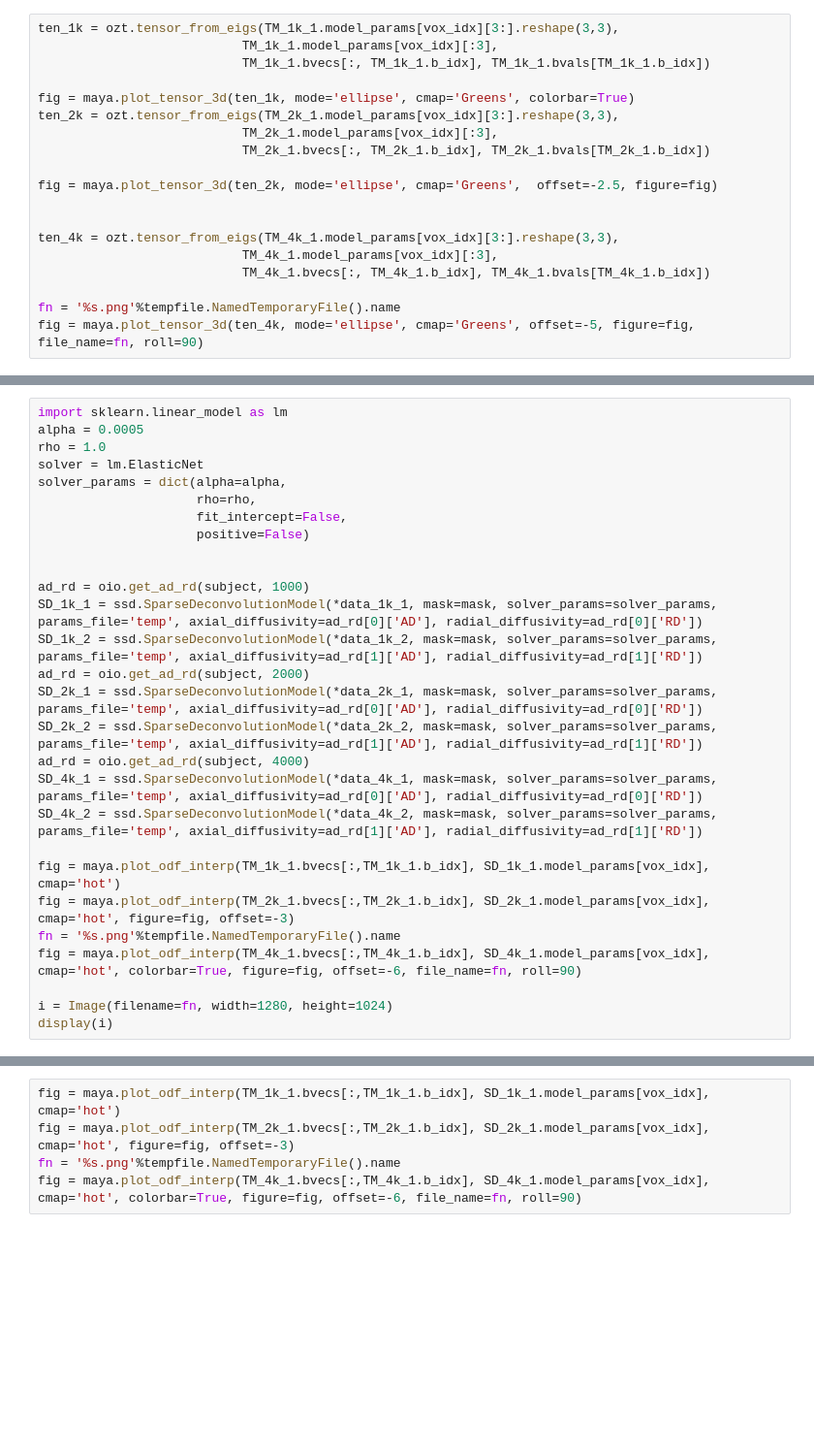
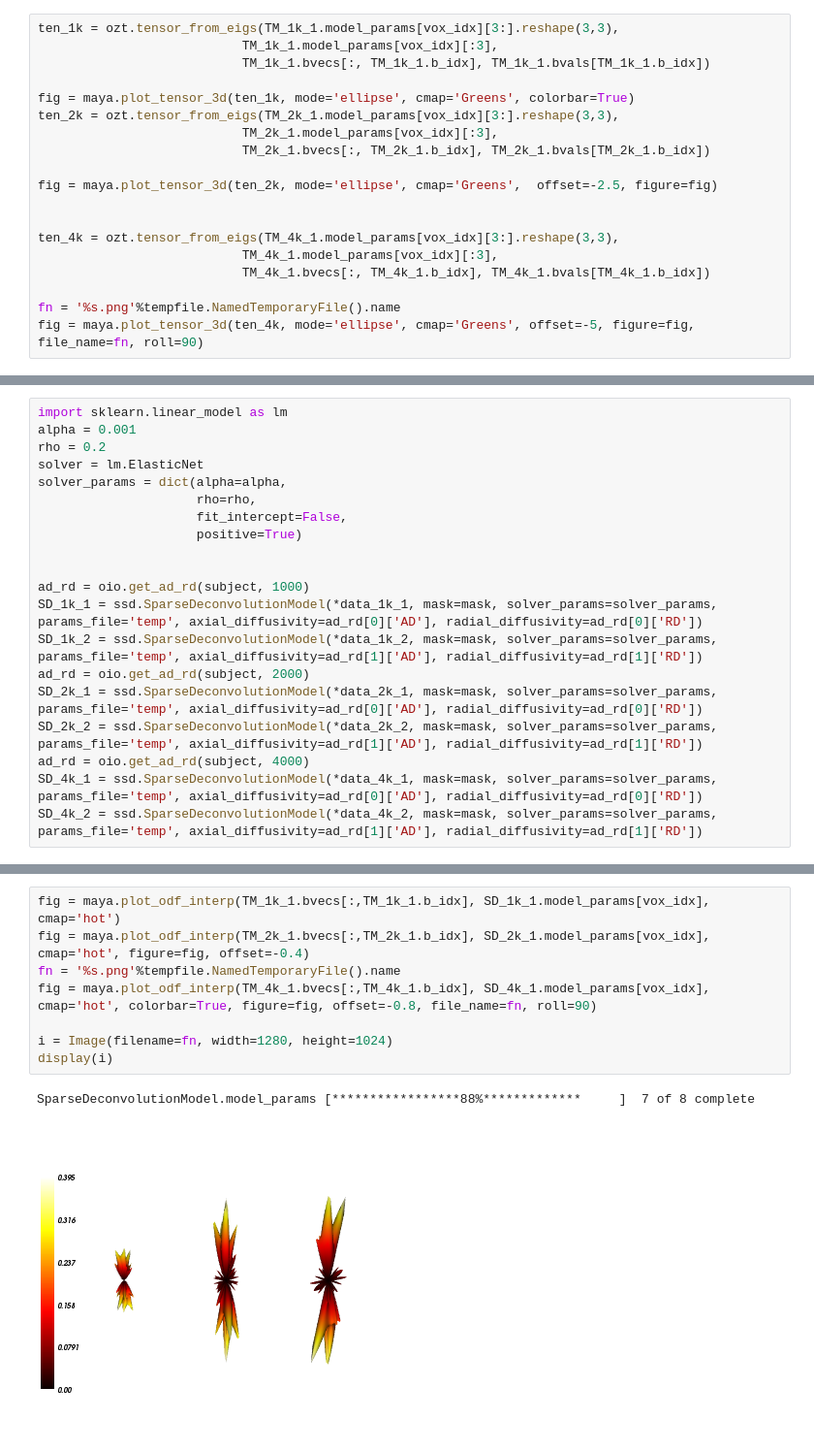
Before and after one commit to arokem/osmosis, a Jupyter notebook: doc/paper_figures/Figure1.ipynb, the cells around one changed output, grey strips where cells are left out. Shown at 97% size. Drawn from its saved outputs; the diff is of its cells as text; blank space fills up the shorter version.

```diff
--- a/doc/paper_figures/Figure1.ipynb
+++ b/doc/paper_figures/Figure1.ipynb
@@ -177,12 +261,12 @@ display(i)
 # %%
 import sklearn.linear_model as lm
-alpha = 0.0005
-rho = 1.0
+alpha = 0.001
+rho = 0.2
 solver = lm.ElasticNet
 solver_params = dict(alpha=alpha,
                      rho=rho,
                      fit_intercept=False,
-                     positive=False)
+                     positive=True)
 
 
 ad_rd = oio.get_ad_rd(subject, 1000)
@@ -194,11 +278,3 @@ SD_2k_2 = ssd.SparseDeconvolutionModel(*data_2k_2, mask=mask, solver_params=solv
 ad_rd = oio.get_ad_rd(subject, 4000)
 SD_4k_1 = ssd.SparseDeconvolutionModel(*data_4k_1, mask=mask, solver_params=solver_params, params_file='temp', axial_diffusivity=ad_rd[0]['AD'], radial_diffusivity=ad_rd[0]['RD'])
 SD_4k_2 = ssd.SparseDeconvolutionModel(*data_4k_2, mask=mask, solver_params=solver_params, params_file='temp', axial_diffusivity=ad_rd[1]['AD'], radial_diffusivity=ad_rd[1]['RD'])
-
-fig = maya.plot_odf_interp(TM_1k_1.bvecs[:,TM_1k_1.b_idx], SD_1k_1.model_params[vox_idx], cmap='hot')
-fig = maya.plot_odf_interp(TM_2k_1.bvecs[:,TM_2k_1.b_idx], SD_2k_1.model_params[vox_idx], cmap='hot', figure=fig, offset=-3)
-fn = '%s.png'%tempfile.NamedTemporaryFile().name
-fig = maya.plot_odf_interp(TM_4k_1.bvecs[:,TM_4k_1.b_idx], SD_4k_1.model_params[vox_idx], cmap='hot', colorbar=True, figure=fig, offset=-6, file_name=fn, roll=90)
-
-i = Image(filename=fn, width=1280, height=1024)
-display(i)
@@ -205,5 +294,11 @@ display(i)
 # %%
 fig = maya.plot_odf_interp(TM_1k_1.bvecs[:,TM_1k_1.b_idx], SD_1k_1.model_params[vox_idx], cmap='hot')
-fig = maya.plot_odf_interp(TM_2k_1.bvecs[:,TM_2k_1.b_idx], SD_2k_1.model_params[vox_idx], cmap='hot', figure=fig, offset=-3)
+fig = maya.plot_odf_interp(TM_2k_1.bvecs[:,TM_2k_1.b_idx], SD_2k_1.model_params[vox_idx], cmap='hot', figure=fig, offset=-0.4)
 fn = '%s.png'%tempfile.NamedTemporaryFile().name
-fig = maya.plot_odf_interp(TM_4k_1.bvecs[:,TM_4k_1.b_idx], SD_4k_1.model_params[vox_idx], cmap='hot', colorbar=True, figure=fig, offset=-6, file_name=fn, roll=90)
+fig = maya.plot_odf_interp(TM_4k_1.bvecs[:,TM_4k_1.b_idx], SD_4k_1.model_params[vox_idx], cmap='hot', colorbar=True, figure=fig, offset=-0.8, file_name=fn, roll=90)
+
+i = Image(filename=fn, width=1280, height=1024)
+display(i)
+# %% [output]
+SparseDeconvolutionModel.model_params [*****************88%*************     ]  7 of 8 complete
+[figure, added]
```
Also changed, not shown: parts of 25 cells of this notebook, 12 other files.
